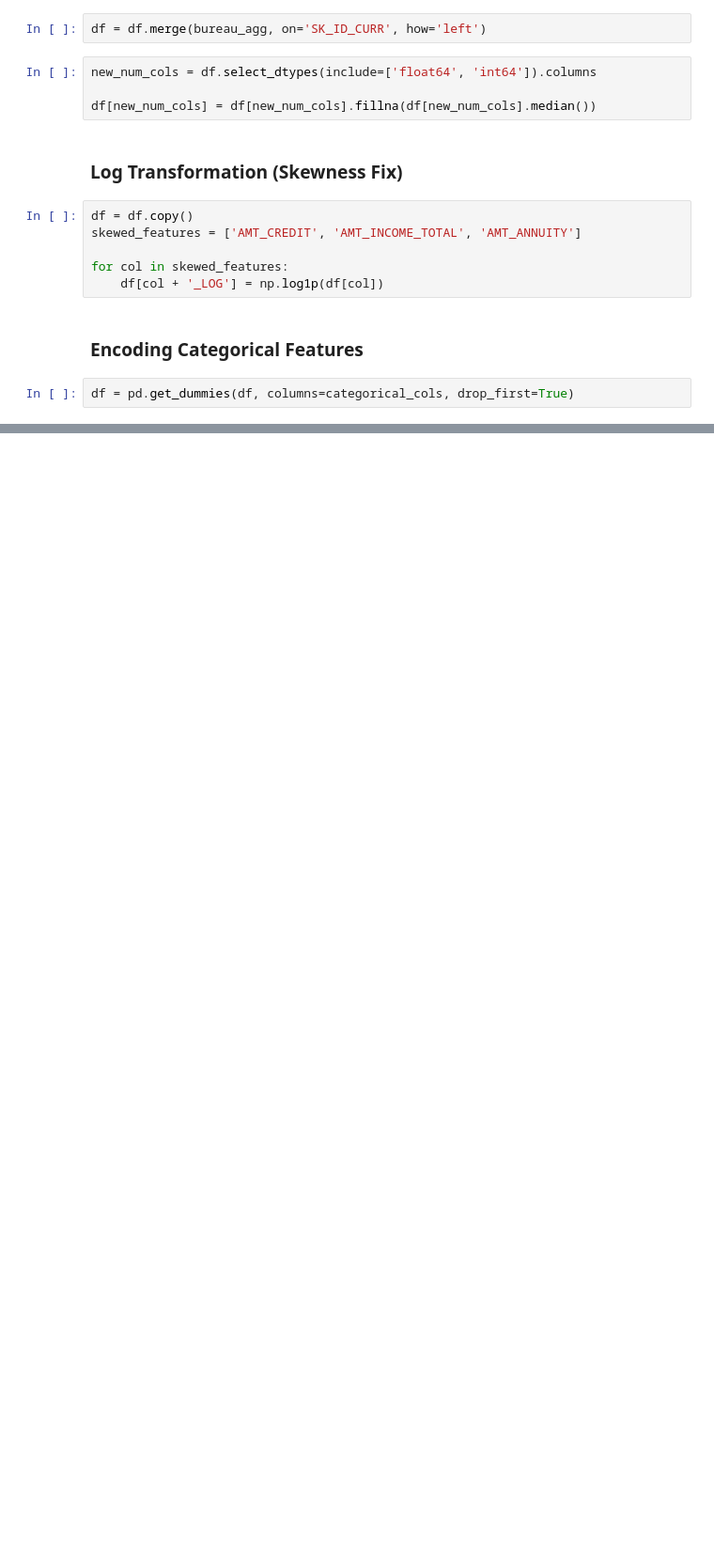
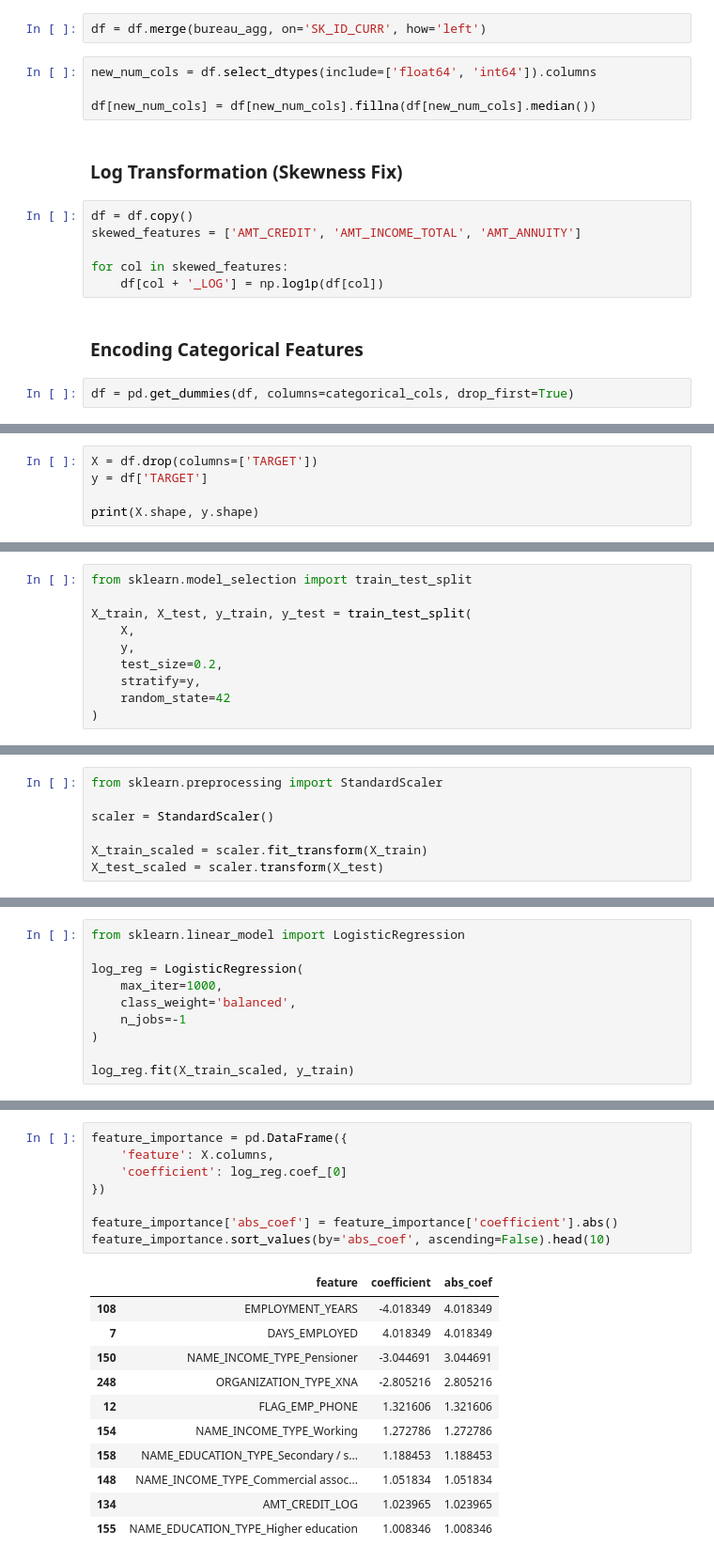
Before and after one commit to Alamin-refat/End-to-End-Credit-Risk-Prediction-using-Machine-Learning, a Jupyter notebook: credit_risk_prediction.ipynb, the cells around one changed output, grey strips where cells are left out. Shown at 94% size. Drawn from its saved outputs; the diff is of its cells as text; blank space fills up the shorter version.

```diff
--- a/credit_risk_prediction.ipynb
+++ b/credit_risk_prediction.ipynb
@@ -359,0 +369,5 @@ df = pd.get_dummies(df, columns=categorical_cols, drop_first=True)
+# %%
+X = df.drop(columns=['TARGET'])
+y = df['TARGET']
+
+print(X.shape, y.shape)
@@ -359,0 +378,10 @@ df = pd.get_dummies(df, columns=categorical_cols, drop_first=True)
+# %%
+from sklearn.model_selection import train_test_split
+
+X_train, X_test, y_train, y_test = train_test_split(
+    X,
+    y,
+    test_size=0.2,
+    stratify=y,
+    random_state=42
+)
@@ -359,0 +390,7 @@ df = pd.get_dummies(df, columns=categorical_cols, drop_first=True)
+# %%
+from sklearn.preprocessing import StandardScaler
+
+scaler = StandardScaler()
+
+X_train_scaled = scaler.fit_transform(X_train)
+X_test_scaled = scaler.transform(X_test)
@@ -359,0 +399,10 @@ df = pd.get_dummies(df, columns=categorical_cols, drop_first=True)
+# %%
+from sklearn.linear_model import LogisticRegression
+
+log_reg = LogisticRegression(
+    max_iter=1000,
+    class_weight='balanced',
+    n_jobs=-1
+)
+
+log_reg.fit(X_train_scaled, y_train)
@@ -359,0 +449,20 @@ df = pd.get_dummies(df, columns=categorical_cols, drop_first=True)
+# %%
+feature_importance = pd.DataFrame({
+    'feature': X.columns,
+    'coefficient': log_reg.coef_[0]
+})
+
+feature_importance['abs_coef'] = feature_importance['coefficient'].abs()
+feature_importance.sort_values(by='abs_coef', ascending=False).head(10)
+# %% [output]
+|  | feature | coefficient | abs_coef |
+| 108 | EMPLOYMENT_YEARS | -4.018349 | 4.018349 |
+| 7 | DAYS_EMPLOYED | 4.018349 | 4.018349 |
+| 150 | NAME_INCOME_TYPE_Pensioner | -3.044691 | 3.044691 |
+| 248 | ORGANIZATION_TYPE_XNA | -2.805216 | 2.805216 |
+| 12 | FLAG_EMP_PHONE | 1.321606 | 1.321606 |
+| 154 | NAME_INCOME_TYPE_Working | 1.272786 | 1.272786 |
+| 158 | NAME_EDUCATION_TYPE_Secondary / s... | 1.188453 | 1.188453 |
+| 148 | NAME_INCOME_TYPE_Commercial assoc... | 1.051834 | 1.051834 |
+| 134 | AMT_CREDIT_LOG | 1.023965 | 1.023965 |
+| 155 | NAME_EDUCATION_TYPE_Higher education | 1.008346 | 1.008346 |
```
Also changed, not shown: parts of 19 cells of this notebook.
